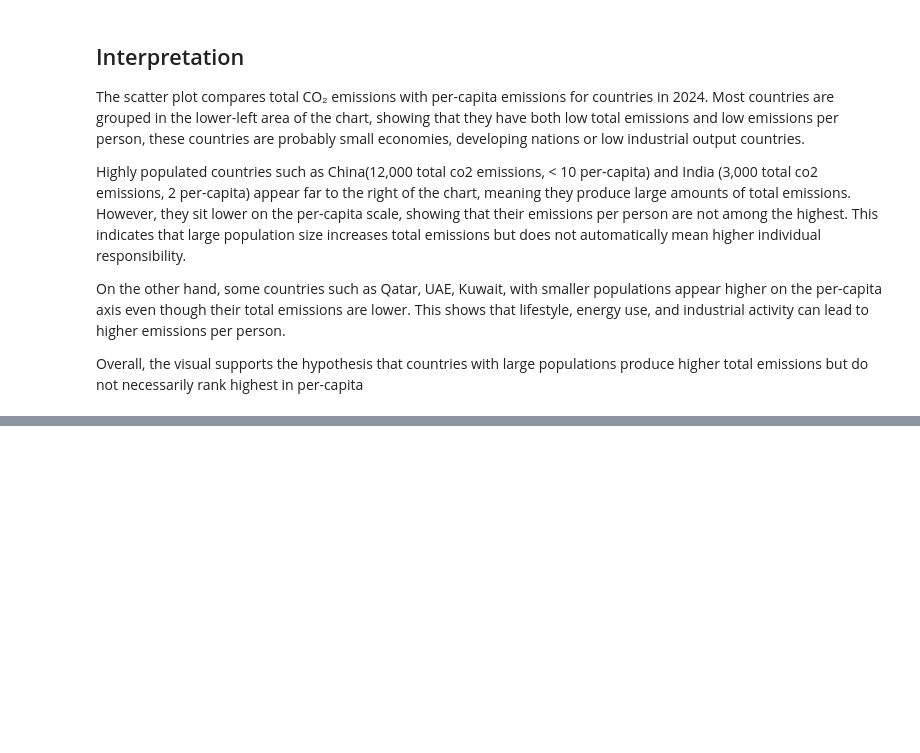
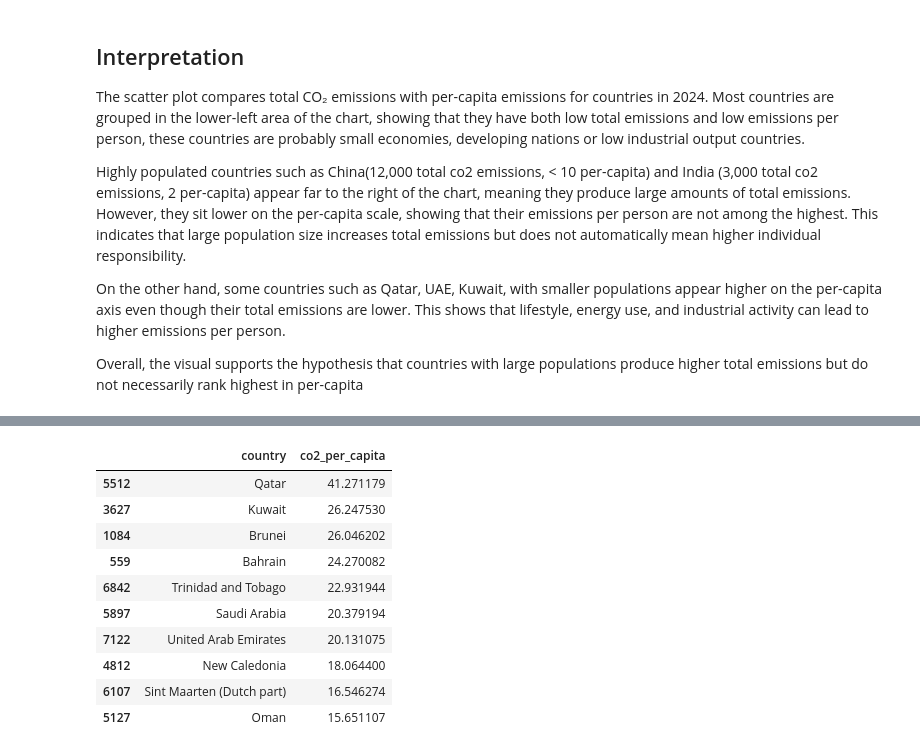
Before and after one commit to funmiafola/Global-Co2-Emissions-Responsibility, a Jupyter notebook: jupyter_notebooks/EDA_Co2_Responsibility.ipynb, the cells around one changed output, grey strips where cells are left out. Cells and saved outputs as stored; diff of their text form; code cells hidden in the pictures; blank space fills up the shorter version.

```diff
--- a/jupyter_notebooks/EDA_Co2_Responsibility.ipynb
+++ b/jupyter_notebooks/EDA_Co2_Responsibility.ipynb
@@ -199,0 +211,15 @@ Overall, the visual supports the hypothesis that countries with large population
+# %%
+# creating a table with only the country and co2_per_capita columns
+top10_per_capita[['country', 'co2_per_capita']]
+# %% [output]
+|  | country | co2_per_capita |
+| 5512 | Qatar | 41.271179 |
+| 3627 | Kuwait | 26.247530 |
+| 1084 | Brunei | 26.046202 |
+| 559 | Bahrain | 24.270082 |
+| 6842 | Trinidad and Tobago | 22.931944 |
+| 5897 | Saudi Arabia | 20.379194 |
+| 7122 | United Arab Emirates | 20.131075 |
+| 4812 | New Caledonia | 18.064400 |
+| 6107 | Sint Maarten (Dutch part) | 16.546274 |
+| 5127 | Oman | 15.651107 |
```
Also changed, not shown: parts of 4 cells of this notebook.
